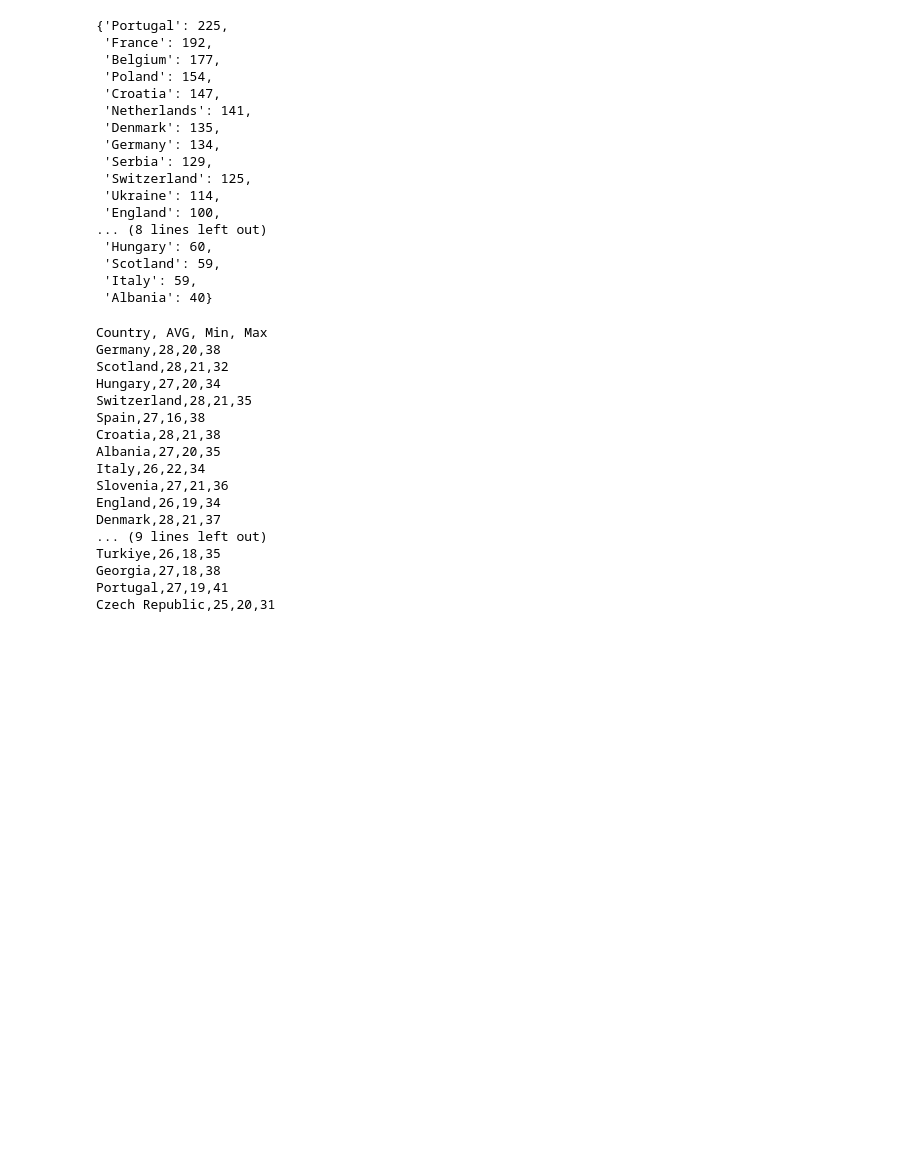
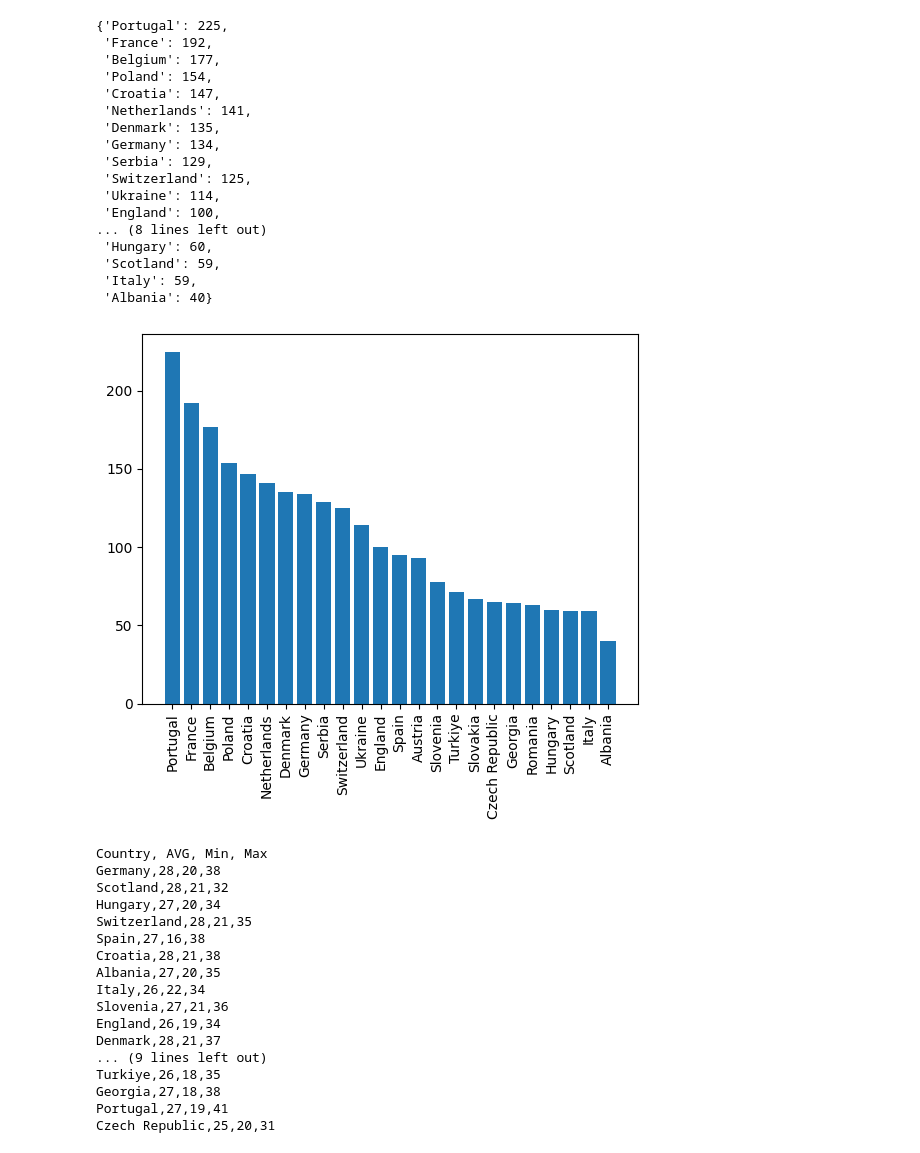
Before and after one commit to imran4070ti/euro_2024, a Jupyter notebook: euro2024.ipynb, the cells around one changed output. Cells and saved outputs as stored; diff of their text form; code cells hidden in the pictures; blank space fills up the shorter version.

```diff
--- a/euro2024.ipynb
+++ b/euro2024.ipynb
@@ -109,6 +109,14 @@ country_goals
  'Scotland': 59,
  'Italy': 59,
  'Albania': 40}
+# %%
+countries = list(country_goals.keys())
+goals = list(country_goals.values())
+plt.bar(countries, goals)
+plt.xticks(rotation='vertical')
+plt.show()
+# %% [output]
+[figure, added]
 # %%
 # Min, Max and Avg age of of each country player
 print('Country, AVG, Min, Max')
```
